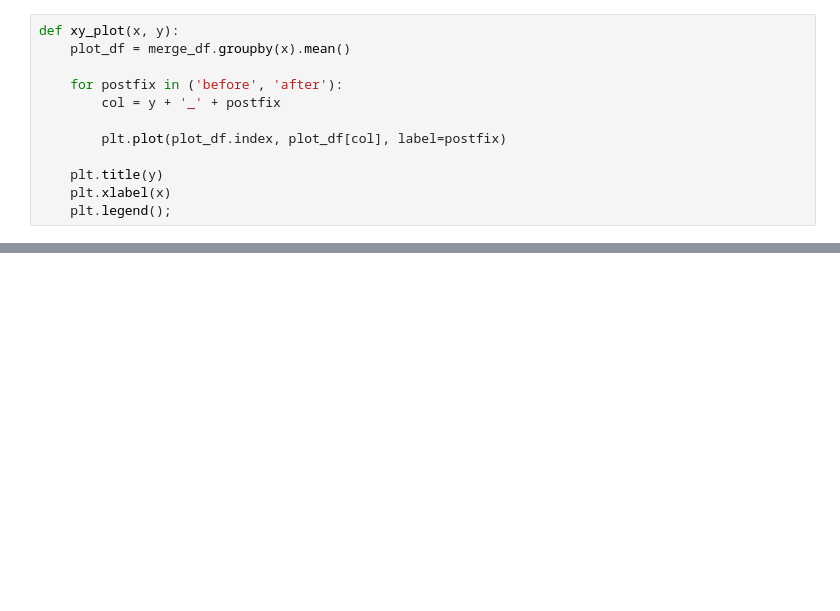
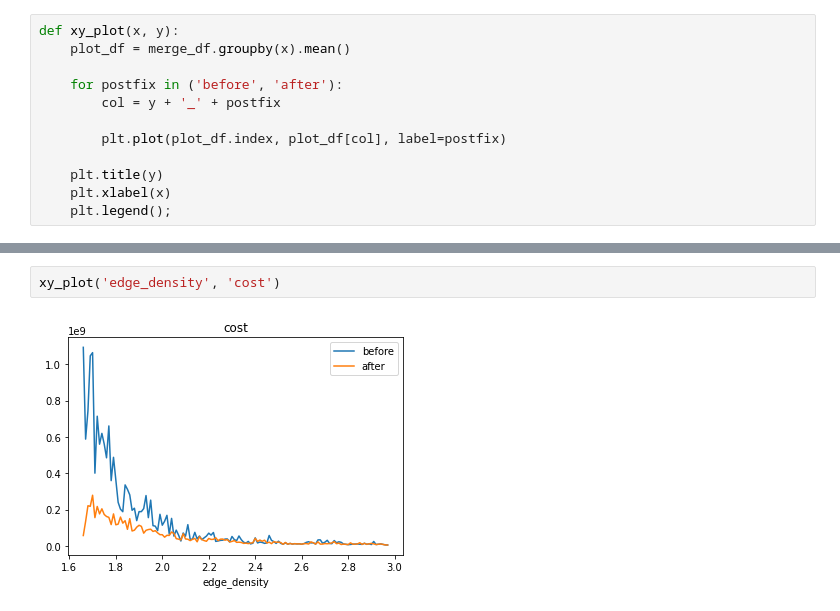
Before and after one commit to starpentagon/ahc017, a Jupyter notebook: work/90_notebook/90_compare_result.ipynb, the cells around one changed output, grey strips where cells are left out. Cells and saved outputs as stored; diff of their text form; blank space fills up the shorter version.

```diff
--- a/work/90_notebook/90_compare_result.ipynb
+++ b/work/90_notebook/90_compare_result.ipynb
@@ -96,3 +123,7 @@ xy_plot('M', 'cost')
+# %%
+xy_plot('edge_density', 'cost')
+# %% [output]
+[figure, added]
 # %%
 xy_plot('D', 'cost')
 # %% [output]
```
Also changed, not shown: parts of 25 cells of this notebook, 3 other files.
